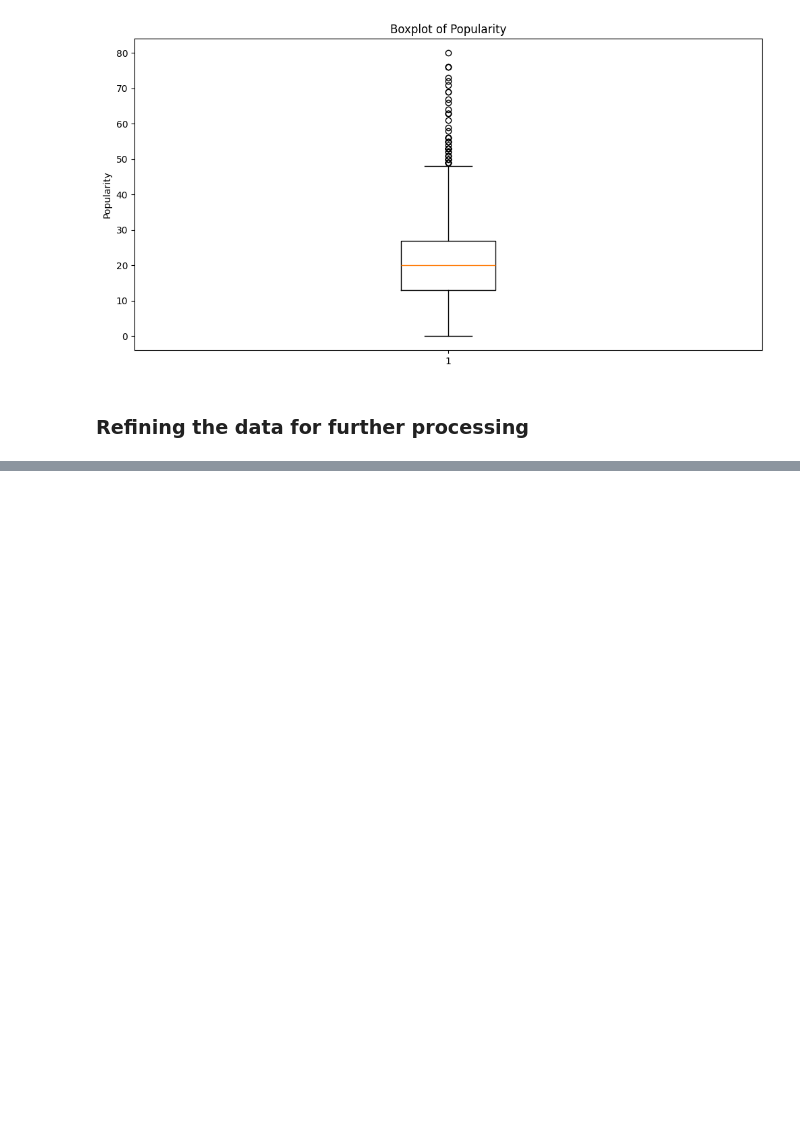
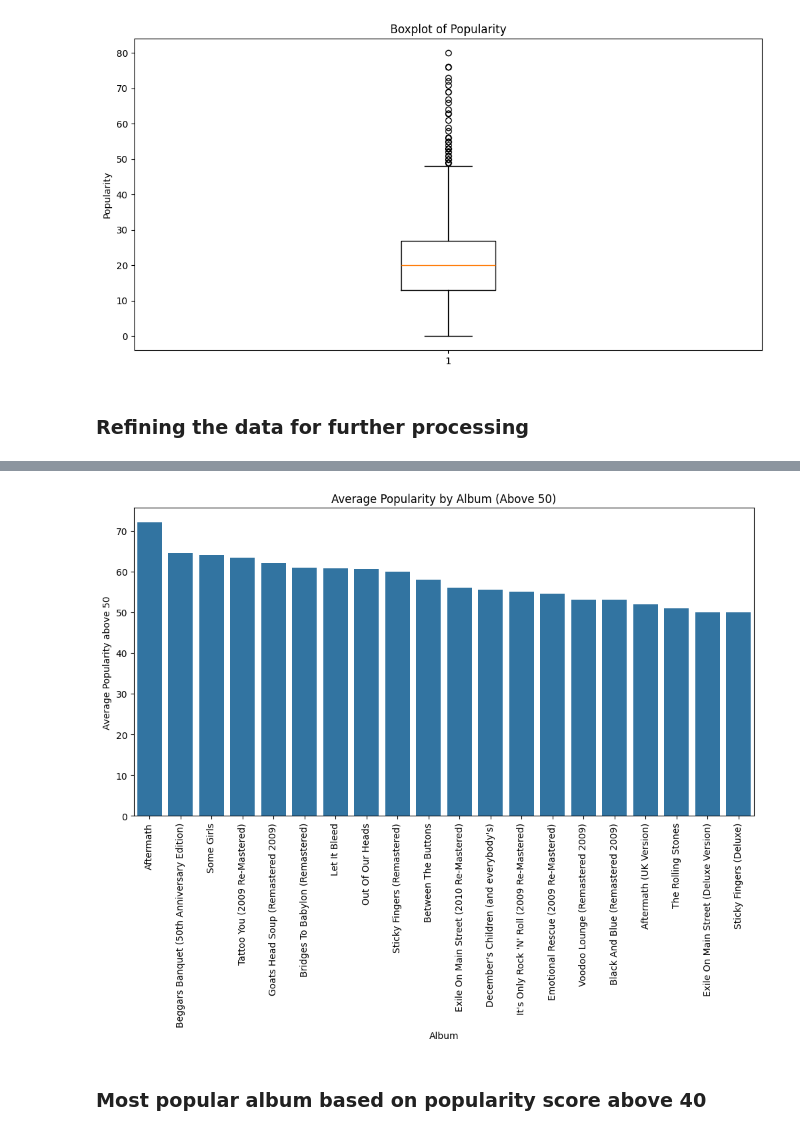
Before and after one commit to ShakyaSangam/spotify-ml-analysis, a Jupyter notebook: spotify.ipynb, the cells around one changed output, grey strips where cells are left out. Drawn from its saved outputs; the diff is of its cells as text; code cells hidden in the pictures; blank space fills up the shorter version.

Commit message:
checking data distribution with overall feat.

```diff
--- a/spotify.ipynb
+++ b/spotify.ipynb
@@ -224,0 +245,6 @@ plt.show()
+# %%
+df["album"] = df['album'].str.replace(r"December[’']s Children \(And Everybody[’']s\)", "December's Children (and everybody's)", regex=True, case=False)
+df["album"] = df['album'].str.replace(r"England[’']s Newest HitMakers", "England's Newest Hit Makers", regex=True, case=False)
+df["album"] = df['album'].str.replace(r"Out Of Our Heads \(UK\)", "Out Of Our Heads (UK Sequence)", regex=True, case=False)
+df["album"] = df['album'].str.replace("got LIVE if you want it!", "Got Live if you want it!", regex=True, case=False)
+df["album"] = df['album'].str.replace("12 X 5", "12 x 5", regex=True, case=False)
@@ -224,0 +253,3 @@ plt.show()
+# %%
+groupedData =df.loc[df['popularity'] >= 50].groupby("album")["popularity"].mean().sort_values(ascending=False)
+groupedData
@@ -224,0 +274,12 @@ plt.show()
+# %%
+plt.figure(figsize=(12, 6))
+sns.barplot(x=groupedData.index, y=groupedData.values)
+plt.title('Average Popularity by Album (Above 50)')
+plt.xlabel('Album')
+plt.ylabel('Average Popularity above 50')
+plt.xticks(rotation=90)
+plt.show()
+# %% [output]
+[figure, added]
+# %% [markdown]
+### Most popular album based on popularity score above 40
```
Also changed, not shown: parts of 24 cells of this notebook.
